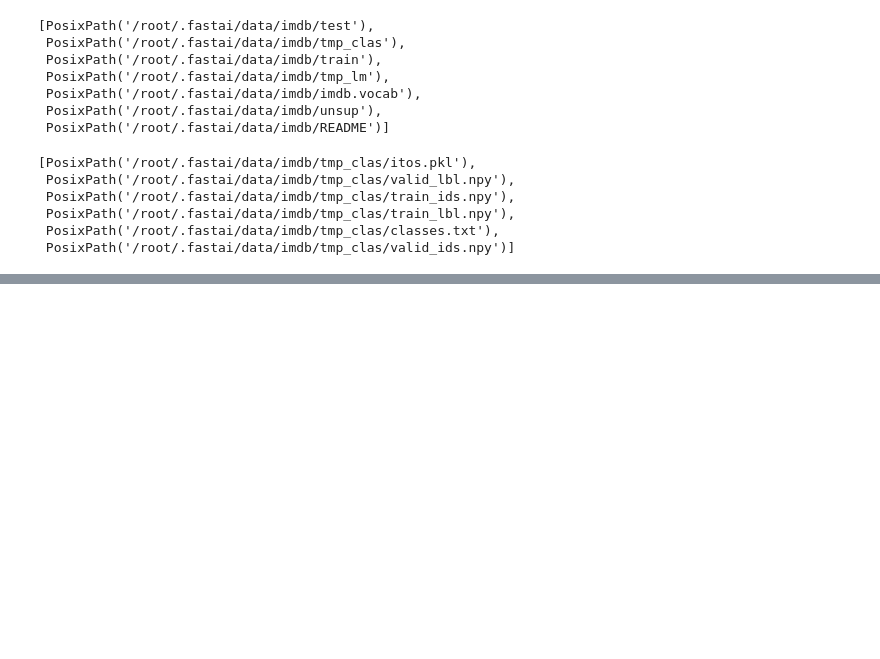
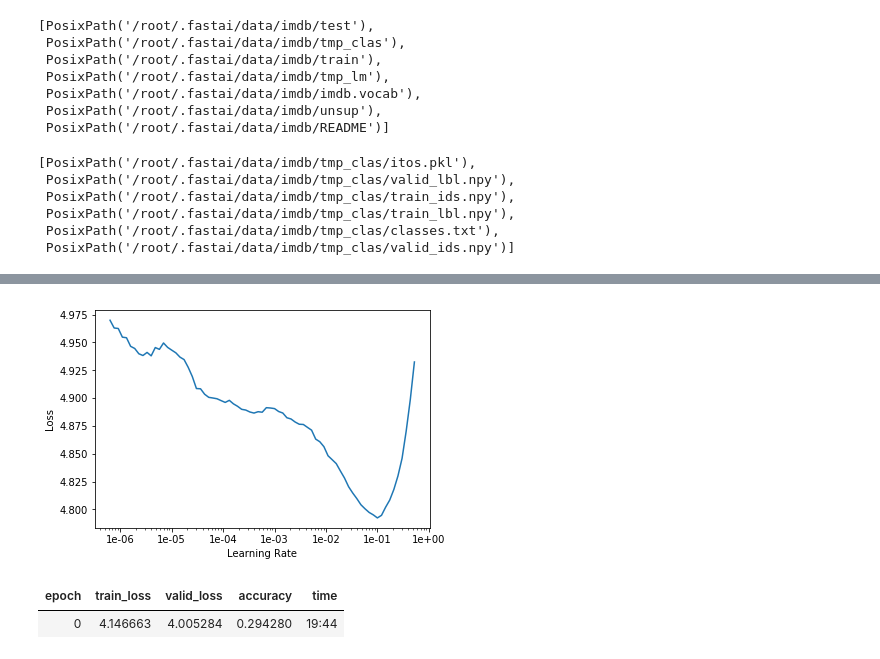
Before and after one commit to nishizaki0327/fastai, a Jupyter notebook: Lesson4.ipynb, the cells around one changed output, grey strips where cells are left out. Drawn from its saved outputs; the diff is of its cells as text; code cells hidden in the pictures; blank space fills up the shorter version.

```diff
--- a/Lesson4.ipynb
+++ b/Lesson4.ipynb
@@ -111,0 +124,2 @@ pos.ls()
+# %%
+data_lm = load_data(path, 'tmp_lm2')
@@ -111,0 +135,2 @@ pos.ls()
+# %%
+learn = language_model_learner(data_lm, arch=AWD_LSTM, drop_mult=0.3)
@@ -111,0 +142,9 @@ pos.ls()
+# %%
+learn.recorder.plot(skip_end=15)
+# %% [output]
+[figure, added]
+# %%
+learn.fit_one_cycle(1, 1e-2, moms=(0.8,0.7))
+# %% [output]
+| epoch | train_loss | valid_loss | accuracy | time |
+| 0 | 4.146663 | 4.005284 | 0.294280 | 19:44 |
```
Also changed, not shown: parts of 6 cells of this notebook.
